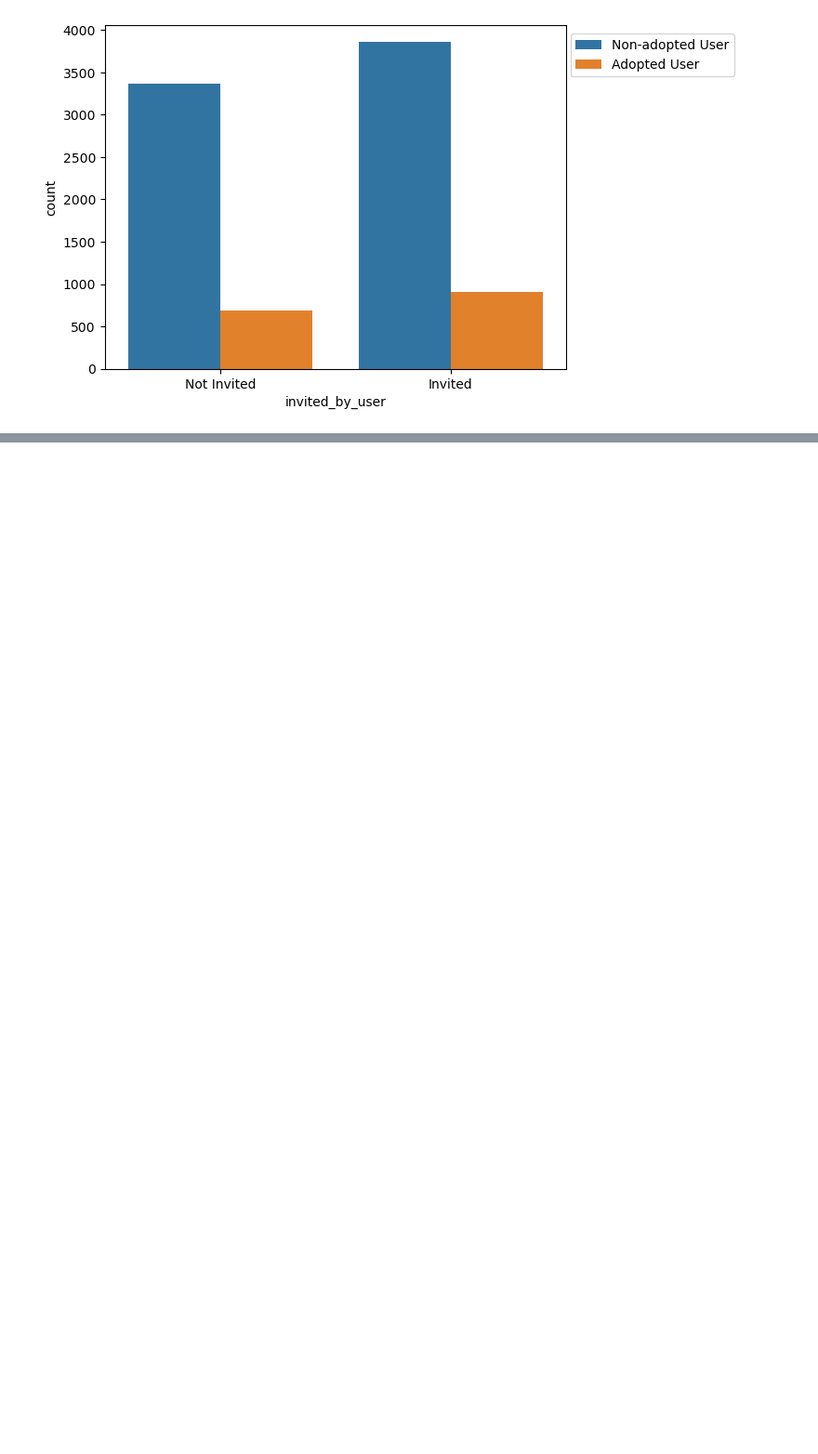
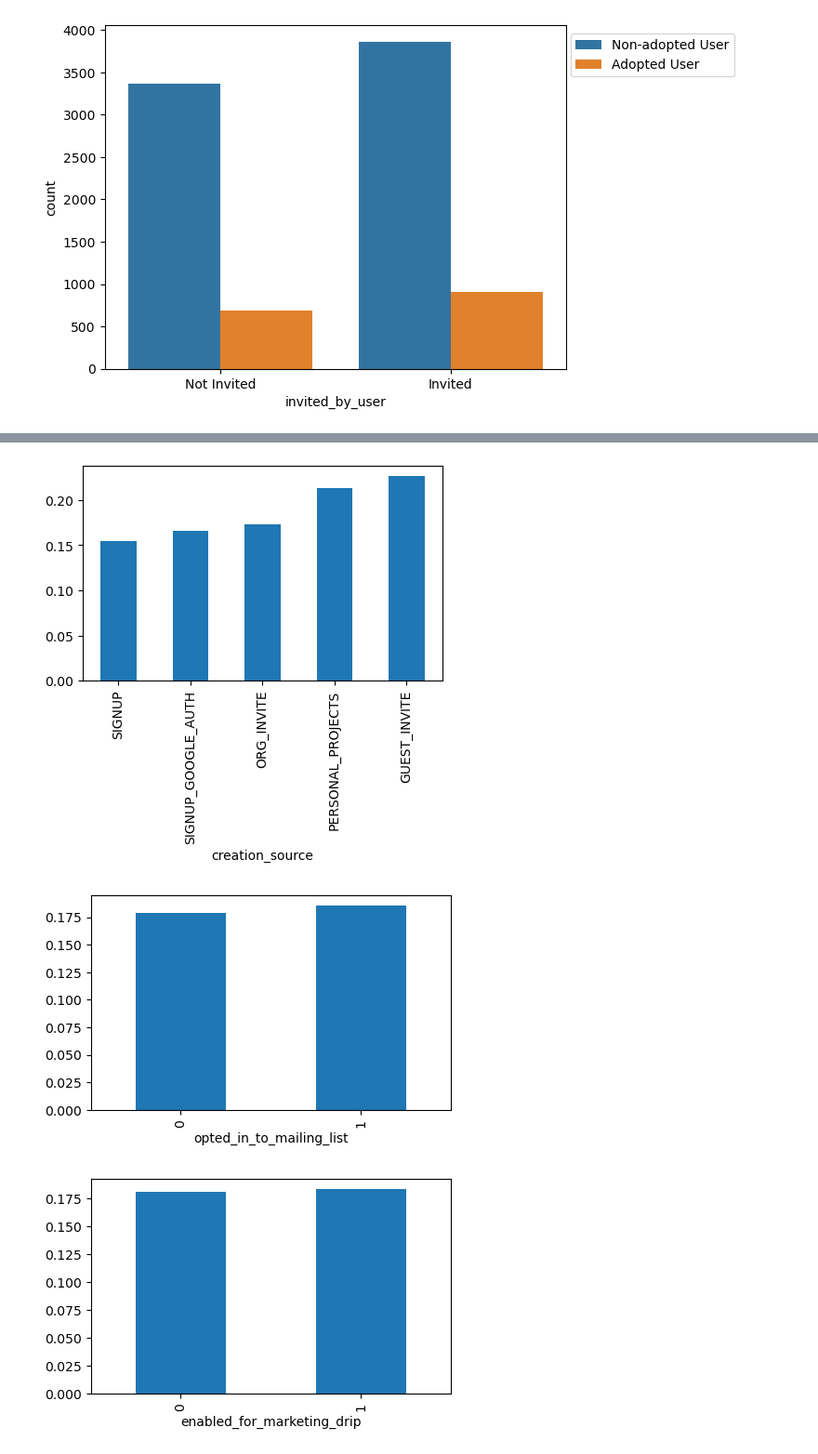
Before and after one commit to coldzonemt/relax_takehome, a Jupyter notebook: relax_challenge.ipynb, the cells around one changed output, grey strips where cells are left out. Shown at 93% size. Cells and saved outputs as stored; diff of their text form; code cells hidden in the pictures; blank space fills up the shorter version.

```diff
--- a/relax_challenge.ipynb
+++ b/relax_challenge.ipynb
@@ -362,0 +390,13 @@ plt.xticks([False, True], ['Not Invited', 'Invited']);
+# %%
+factors = ['creation_source', 'opted_in_to_mailing_list', 'enabled_for_marketing_drip',
+        'org_id', 'invited_by_user']
+# group by factors, then create a bar plot of the adopted user per factor
+for factor in factors:
+    plt.figure(figsize=(5, 3))
+    # must do something like .mean() because cannot sort_values on a Series
+    df.groupby(factor)['adopted_user'].mean().sort_values().plot(kind='bar')
+    plt.show();
+# %% [output]
+[figure, added]
+[figure, added]
+[figure, added]
```
Also changed, not shown: parts of 4 cells of this notebook, 1 other file.
